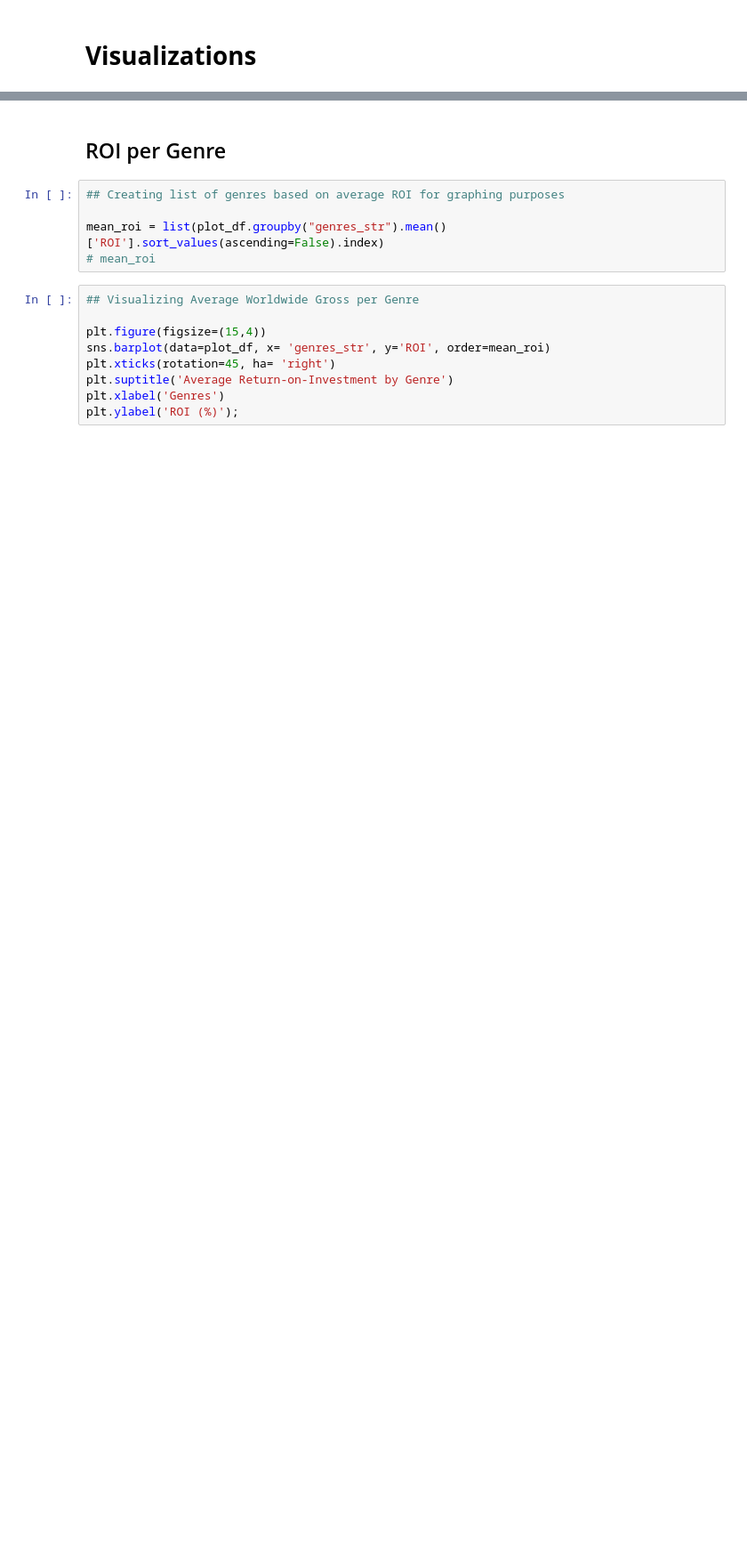
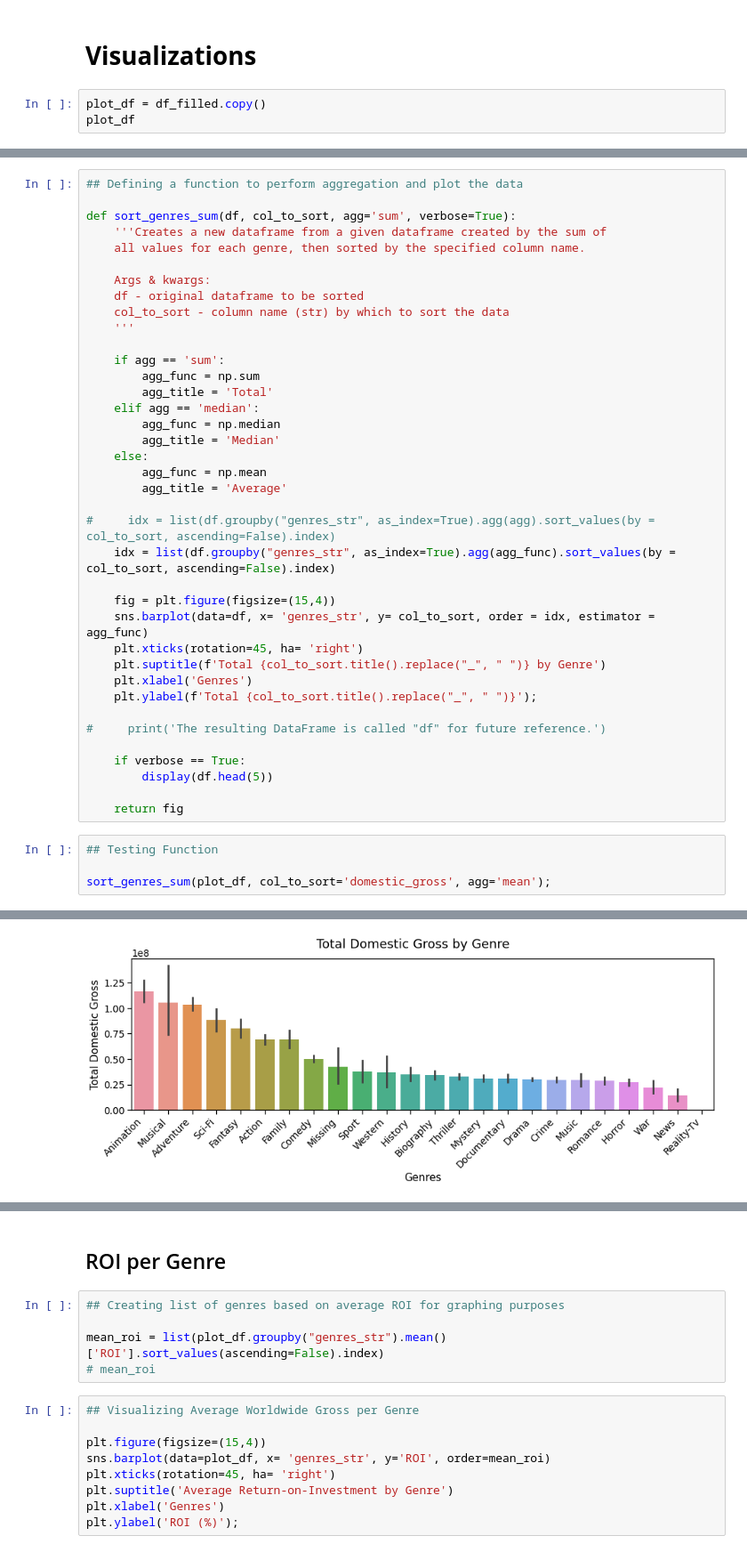
Before and after one commit to BenJMcCarty/BMC_P1P_Redo, a Jupyter notebook: student.ipynb, the cells around one changed output, grey strips where cells are left out. Shown at 89% size. Drawn from its saved outputs; the diff is of its cells as text; blank space fills up the shorter version.

Commit message:
Finished function for figures

```diff
--- a/student.ipynb
+++ b/student.ipynb
@@ -620,2 +607,5 @@ Name: ROI, Length: 3815, dtype: float64
 # %% [markdown]
 # **Visualizations**
+# %%
+plot_df = df_filled.copy()
+plot_df
@@ -682,0 +628,43 @@ plot_df
+# %%
+## Defining a function to perform aggregation and plot the data
+
+def sort_genres_sum(df, col_to_sort, agg='sum', verbose=True):
+    '''Creates a new dataframe from a given dataframe created by the sum of
+    all values for each genre, then sorted by the specified column name.
+
+    Args & kwargs:
+    df - original dataframe to be sorted
+    col_to_sort - column name (str) by which to sort the data
+    '''
+
+    if agg == 'sum':
+        agg_func = np.sum
+        agg_title = 'Total'
+    elif agg == 'median':
+        agg_func = np.median
+        agg_title = 'Median'
+    else:
+        agg_func = np.mean
+        agg_title = 'Average'
+
+#     idx = list(df.groupby("genres_str", as_index=True).agg(agg).sort_values(by = col_to_sort, ascending=False).index)
+    idx = list(df.groupby("genres_str", as_index=True).agg(agg_func).sort_values(by = col_to_sort, ascending=False).index)
+
+    fig = plt.figure(figsize=(15,4))
+    sns.barplot(data=df, x= 'genres_str', y= col_to_sort, order = idx, estimator = agg_func)
+    plt.xticks(rotation=45, ha= 'right')
+    plt.suptitle(f'Total {col_to_sort.title().replace("_", " ")} by Genre')
+    plt.xlabel('Genres')
+    plt.ylabel(f'Total {col_to_sort.title().replace("_", " ")}');
+
+#     print('The resulting DataFrame is called "df" for future reference.')
+
+    if verbose == True:
+        display(df.head(5))
+
+    return fig
+# %%
+## Testing Function
+
+sort_genres_sum(plot_df, col_to_sort='domestic_gross', agg='mean');
+# %% [output]
@@ -682,0 +677 @@ plot_df
+[figure, added]
```
Also changed, not shown: parts of 23 cells of this notebook.
